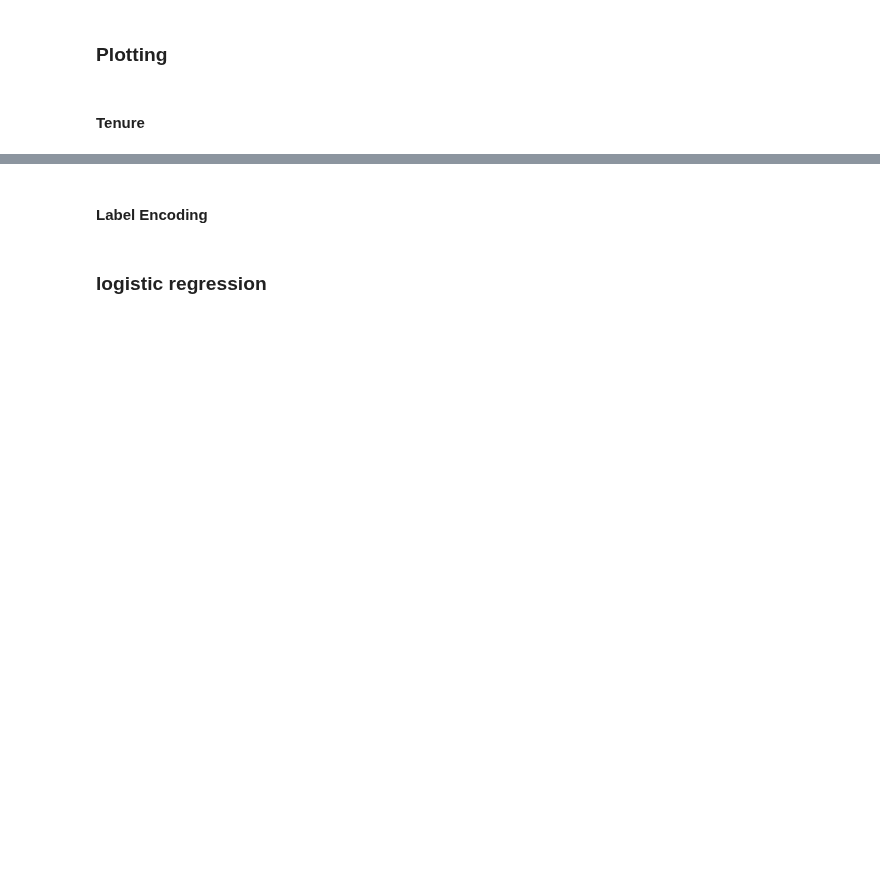
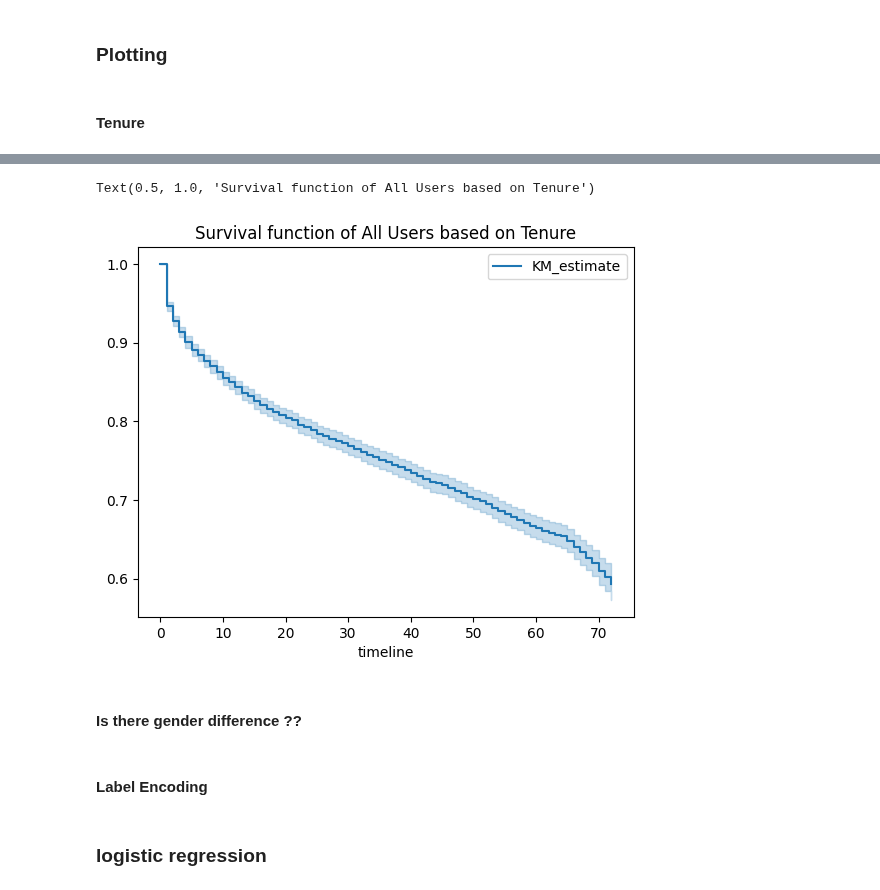
Before and after one commit to elmondhir/customer-segmentation-tuto, a Jupyter notebook: churn_prediction.ipynb, the cells around one changed output, grey strips where cells are left out. Cells and saved outputs as stored; diff of their text form; code cells hidden in the pictures; blank space fills up the shorter version.

Commit message:
Update Churn prediction

```diff
--- a/churn_prediction.ipynb
+++ b/churn_prediction.ipynb
@@ -74,0 +82,8 @@ pyoff.iplot(fig)
+# %%
+from lifelines import KaplanMeierFitter
+kmf = KaplanMeierFitter()
+# %%
+T = df_data["tenure"]
+E = df_data["Churn"]
+
+kmf.fit(T, event_observed=E)
@@ -74,0 +108,11 @@ pyoff.iplot(fig)
+# %%
+from matplotlib import pyplot as plt
+
+
+kmf.plot_survival_function()
+plt.title('Survival function of All Users based on Tenure')
+# %% [output]
+Text(0.5, 1.0, 'Survival function of All Users based on Tenure')
+[figure, added]
+# %% [markdown]
+#### Is there gender difference ??
```
Also changed, not shown: parts of 6 cells of this notebook.
